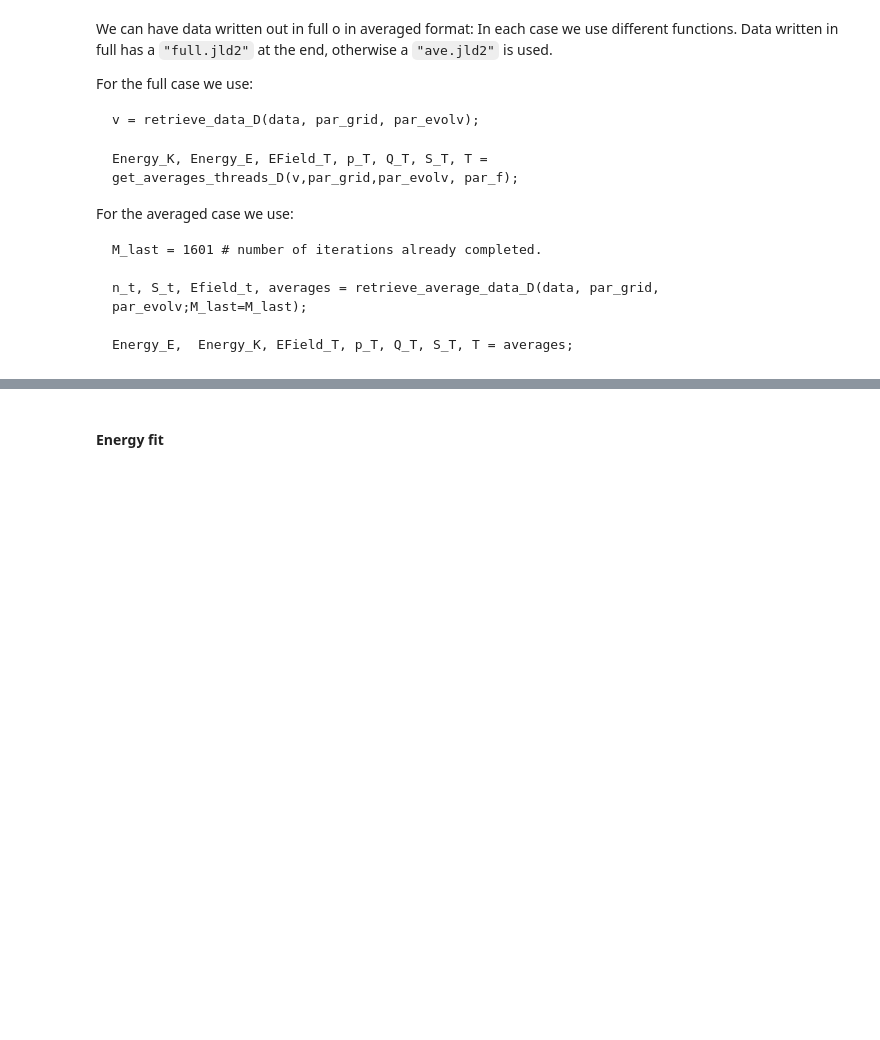
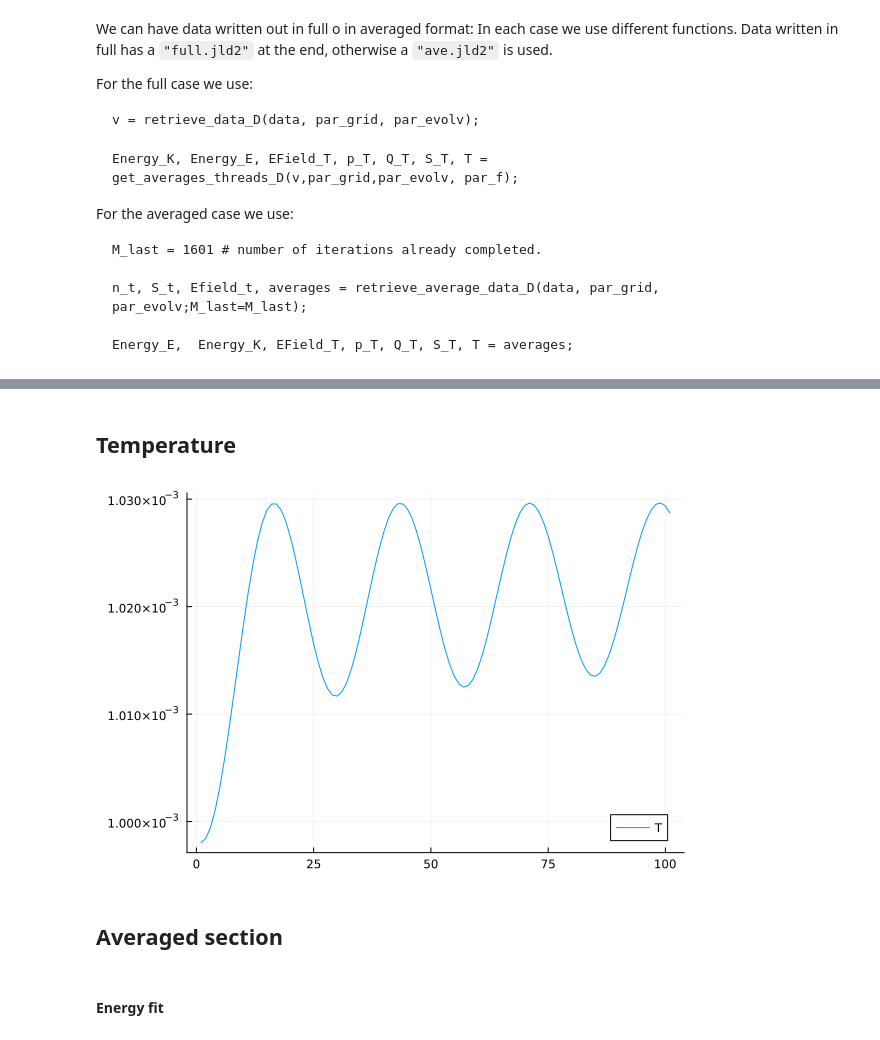
Before and after one commit to reula/PIC-1D, a Jupyter notebook: post_pro_rel_2D.ipynb, the cells around one changed output, grey strips where cells are left out. Cells and saved outputs as stored; diff of their text form; code cells hidden in the pictures; blank space fills up the shorter version.

```diff
--- a/post_pro_rel_2D.ipynb
+++ b/post_pro_rel_2D.ipynb
@@ -174,3 +235,12 @@ plot!(Ej[1,:,50])
+# %% [markdown]
+## Temperature
+# %%
+T = [get_temperature_rel_D(v[1:2D*N,j],N,D) for j in 1:M_last]
+plot(T, label="T")
+# %% [output]
+[figure, added]
+# %% [markdown]
+## Averaged section
 # %%
 
 plot_averages(averages, t_series[1:M_last], N, run_name, save_plots)
```
Also changed, not shown: parts of 20 cells of this notebook, 6 other files.
